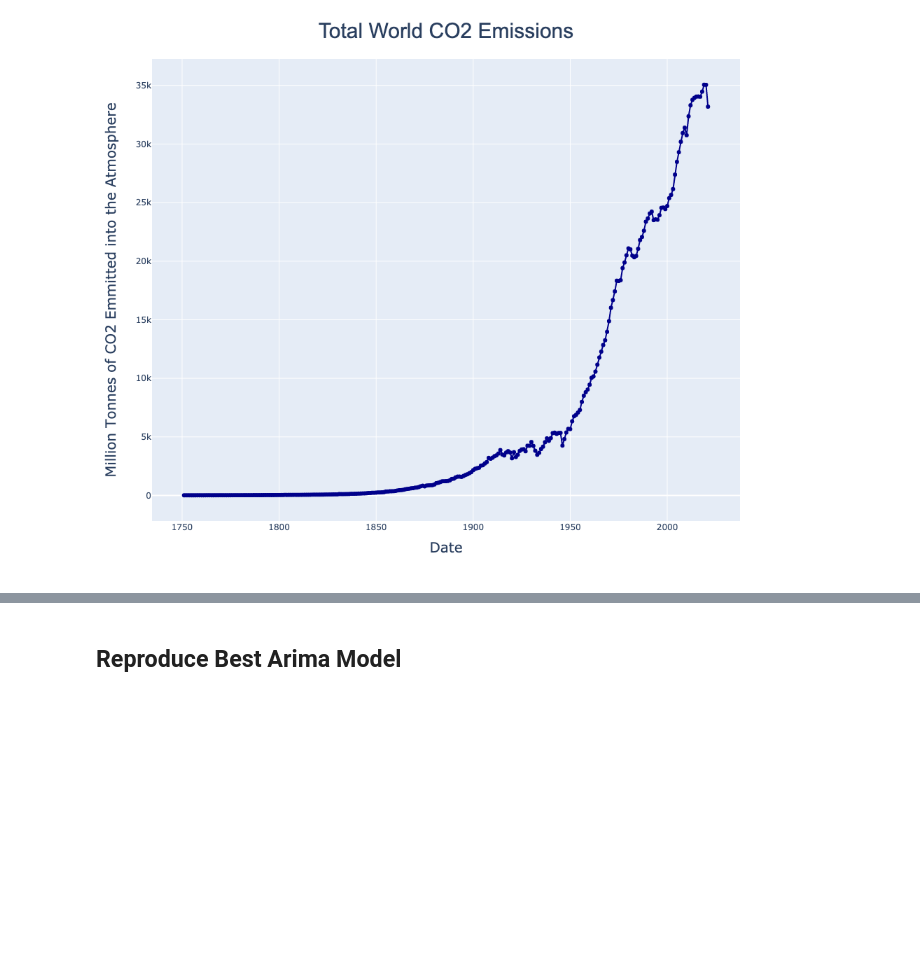
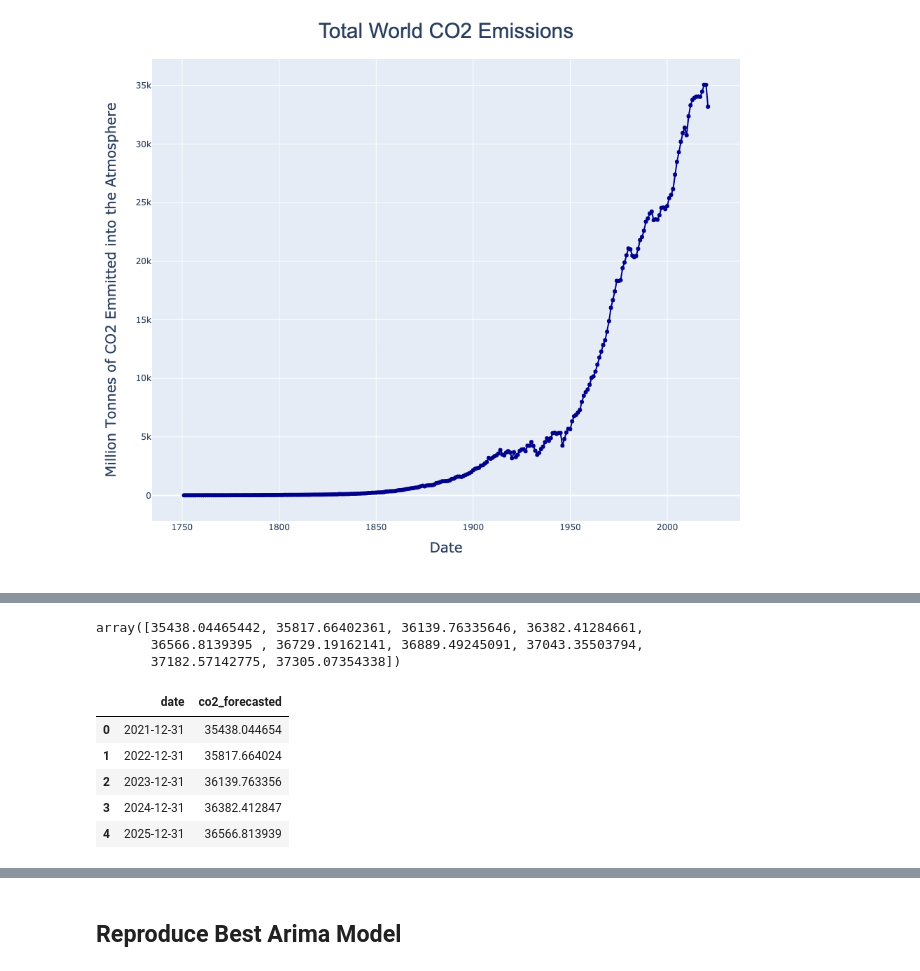
Before and after one commit to cristian-castro-a/World_CO2_Emissions_Forecasting, a Jupyter notebook: ARIMA_vs_LSTM.ipynb, the cells around one changed output, grey strips where cells are left out. Cells and saved outputs as stored; diff of their text form; code cells hidden in the pictures; blank space fills up the shorter version.

```diff
--- a/ARIMA_vs_LSTM.ipynb
+++ b/ARIMA_vs_LSTM.ipynb
@@ -121,0 +172,51 @@ To enable them in non-MKL-DNN operations, rebuild TensorFlow with the appropriat
+# %%
+# Forecasting: 10 iterations (from 2021 to 2030)
+
+# Sequences
+# The model starts at the end of its testing (Refer to LSTM_Model.ipynb)
+X_forecast = [[[1.4044411],[1.4052532],[1.4258372],[1.4443076],[1.436478]]]
+X_forecast = np.array(X_forecast)
+
+# List of predictions
+predictions = []
+
+for iteration in range(1,11):
+    # Get prediction for this iteration
+    prediction = best_lstm.predict(X_forecast)
+    predictions.append(prediction[-1])
+
+    # Append the prediction and update the next sequence
+    to_append = X_forecast.tolist()
+    to_append = to_append[iteration-1][-4:]
+    to_append.append([prediction[-1][0]])
+    X_forecast = X_forecast.tolist()
+    X_forecast.append(to_append)
+    X_forecast = np.array(X_forecast)
+# %%
+# Re Scale Predictions
+scaled_predictions = scaler.inverse_transform(predictions)
+scaled_predictions.reshape(-1)
+# %% [output]
+array([35438.04465442, 35817.66402361, 36139.76335646, 36382.41284661,
+       36566.8139395 , 36729.19162141, 36889.49245091, 37043.35503794,
+       37182.57142775, 37305.07354338])
+# %%
+# Creating a Dataframe for Forecasting
+forecast = pd.DataFrame(
+    {
+        'date': pd.date_range(
+            start = '2021-12-31',
+            end = '2030-12-31',
+            freq = 'Y'
+            ),
+        'co2_forecasted': scaled_predictions.reshape(-1)
+    }
+)
+forecast.head()
+# %% [output]
+|  | date | co2_forecasted |
+| 0 | 2021-12-31 | 35438.044654 |
+| 1 | 2022-12-31 | 35817.664024 |
+| 2 | 2023-12-31 | 36139.763356 |
+| 3 | 2024-12-31 | 36382.412847 |
+| 4 | 2025-12-31 | 36566.813939 |
```
Also changed, not shown: parts of 12 cells of this notebook, 3 other files.
